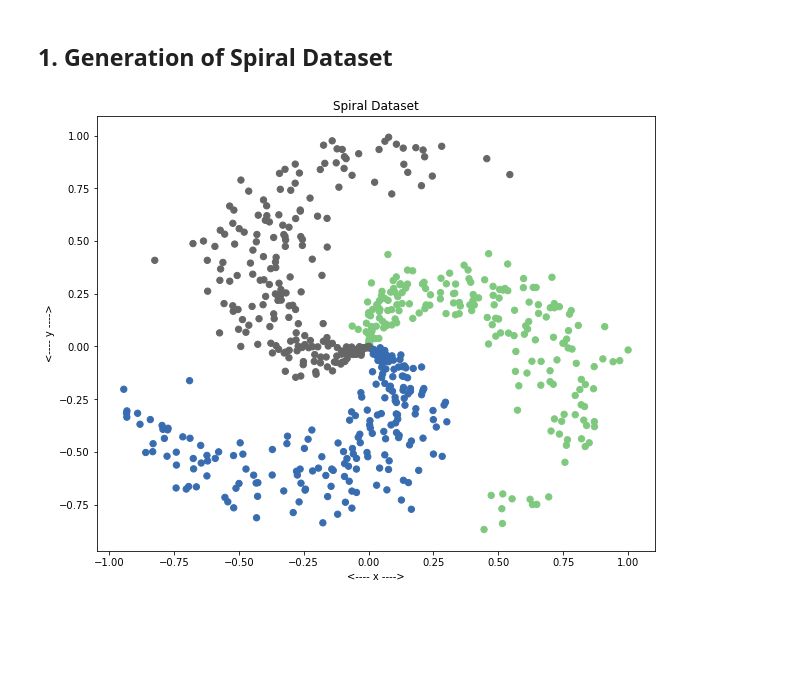
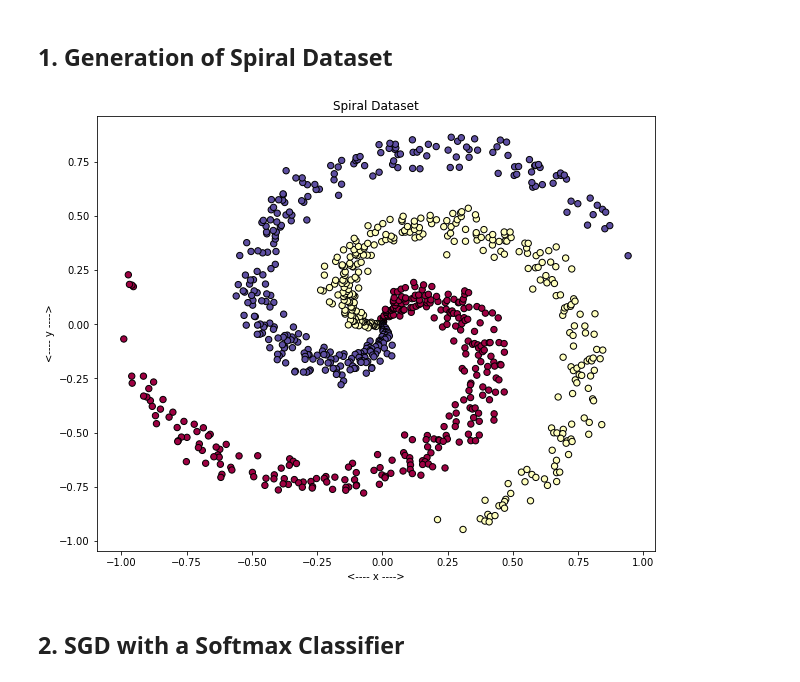
Before and after one commit to shreyaspadhy/CS231n, a Jupyter notebook: toy_nn.ipynb, the cells around one changed output. Cells and saved outputs as stored; diff of their text form; code cells hidden in the pictures; blank space fills up the shorter version.

```diff
--- a/toy_nn.ipynb
+++ b/toy_nn.ipynb
@@ -29,25 +32,27 @@ plt.rcParams['image.cmap'] = 'gray'
 # %% [markdown]
 ## 1. Generation of Spiral Dataset
 # %%
-N = 200 # Number of points per class
+N = 300 # Number of points per class
 D = 2   # Number of dimensions in the data
 K = 3   # Number of classes
 
 X = np.zeros((N*K,D)) # Data matrix (number of total points x Number of dimensions
 y = np.zeros(N*K, dtype='uint8') # Labels for class
 
 for j in xrange(K):
     i = range(N*j, N*(j+1))
     r = np.linspace(0.0,1,N) # radius of point
-    t = np.linspace((2*np.pi/K)*j, (2*np.pi/K)*(j+1), N) + np.random.randn(N)*0.3 # theta of point
+    t = np.linspace(4.5*j, 4.5*(j+1), N) + np.random.randn(N)*0.23 # theta of point
     X[i] = np.c_[r*np.sin(t), r*np.cos(t)]
     y[i] = j
 
 # Visualizing data
-plt.scatter(X[:,0], X[:,1], c = y, s = 40, cmap = plt.cm.Accent)
+plt.scatter(X[:,0], X[:,1], c = y, s = 40, cmap = plt.cm.Spectral, edgecolors = 'black')
 plt.title("Spiral Dataset")
 plt.xlabel("<---- x ---->")
 plt.ylabel("<---- y ---->")
 plt.show()
 # %% [output]
-[figure, old version]
+[figure, new version]
+# %% [markdown]
+## 2. SGD with a Softmax Classifier
```
Also changed, not shown: parts of 9 cells of this notebook, 2 other files.
